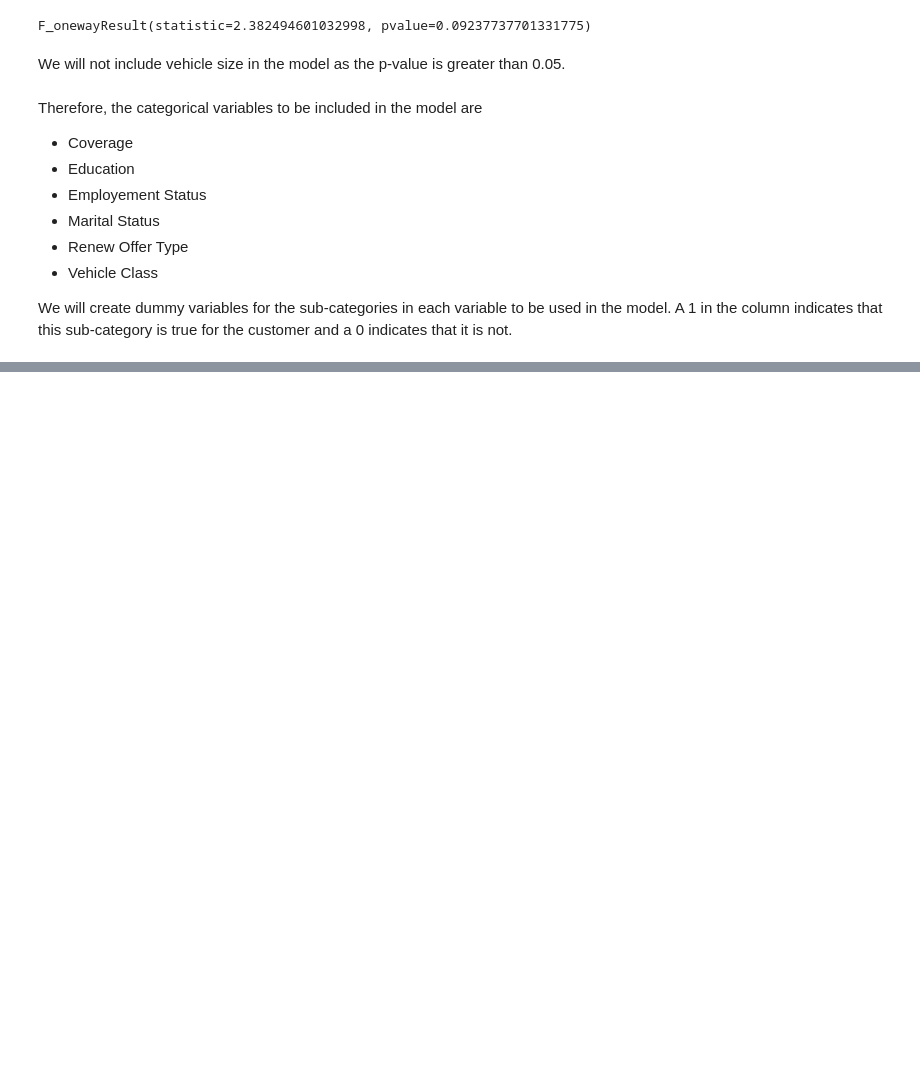
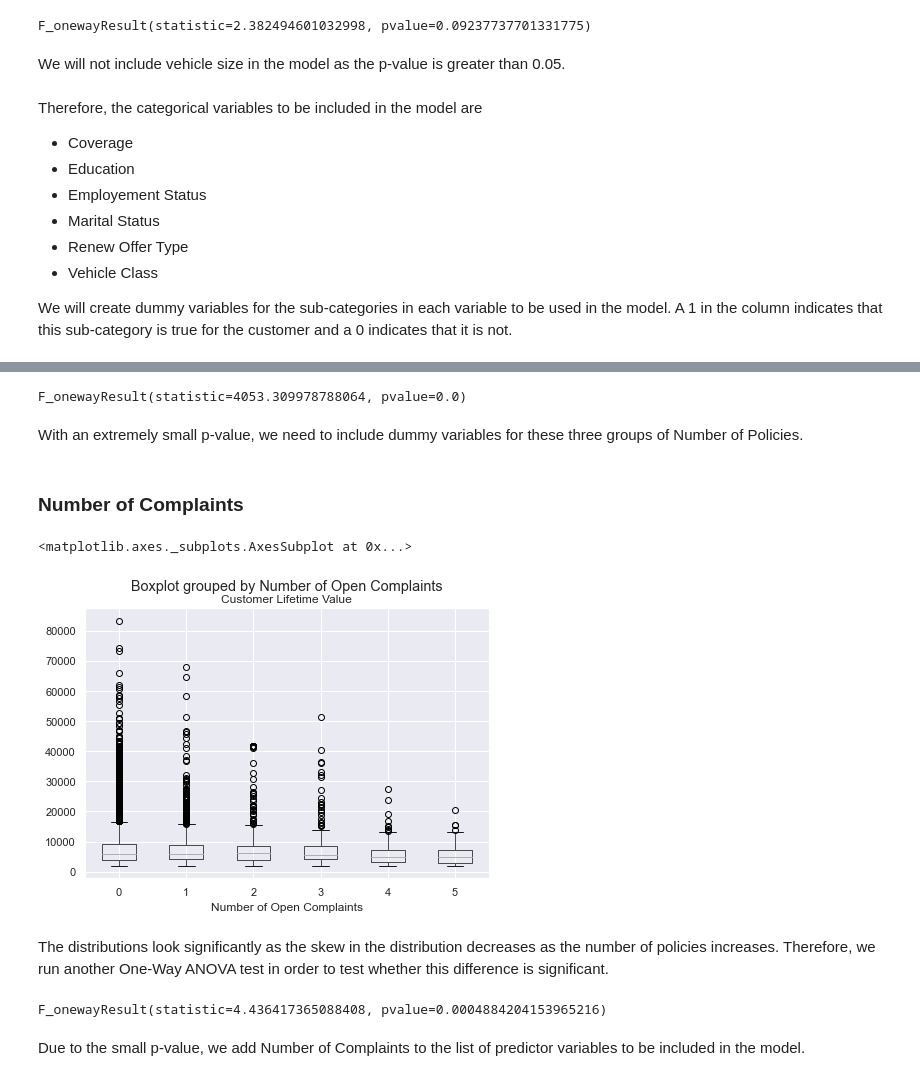
Before and after one commit to nmjoseph/clv-watson-analytics, a Jupyter notebook: Predict CLV - Watson Analytics.ipynb, the cells around one changed output, grey strips where cells are left out. Cells and saved outputs as stored; diff of their text form; code cells hidden in the pictures; blank space fills up the shorter version.

```diff
--- a/Predict CLV - Watson Analytics.ipynb
+++ b/Predict CLV - Watson Analytics.ipynb
@@ -276,0 +297,42 @@ df.head()
+# %%
+num_policies = df[['Customer Lifetime Value','Number of Policies']].groupby('Number of Policies')
+one_policy = num_policies['Customer Lifetime Value'].get_group(1)
+two_policy = num_policies['Customer Lifetime Value'].get_group(2)
+three_more_policy = pd.concat([num_policies['Customer Lifetime Value'].get_group(3),
+                               num_policies['Customer Lifetime Value'].get_group(4),
+                               num_policies['Customer Lifetime Value'].get_group(5),
+                               num_policies['Customer Lifetime Value'].get_group(6),
+                               num_policies['Customer Lifetime Value'].get_group(7),
+                               num_policies['Customer Lifetime Value'].get_group(8),
+                               num_policies['Customer Lifetime Value'].get_group(9)], axis = 0)
+stats.f_oneway(one_policy, two_policy, three_more_policy)
+# %% [output]
+F_onewayResult(statistic=4053.309978788064, pvalue=0.0)
+# %% [markdown]
+With an extremely small p-value, we need to include dummy variables for these three groups of Number of Policies.
+# %%
+df['One Policy'] = np.where(df['Number of Policies'] == 1, 1, 0)
+df['Two Policies'] = np.where(df['Number of Policies'] == 2, 1, 0)
+df['3 or More Policies'] = np.where(df['Number of Policies'] >= 3, 1, 0)
+# %% [markdown]
+### Number of Complaints
+# %%
+df.boxplot('Customer Lifetime Value', 'Number of Open Complaints')
+# %% [output]
+<matplotlib.axes._subplots.AxesSubplot at 0x...>
+[figure, added]
+# %% [markdown]
+The distributions look significantly as the skew in the distribution decreases as the number of policies increases. Therefore, we run another One-Way ANOVA test in order to test whether this difference is significant.
+# %%
+complaints = df[['Customer Lifetime Value','Number of Open Complaints']].groupby('Number of Open Complaints')
+zero = complaints['Customer Lifetime Value'].get_group(0)
+one = complaints['Customer Lifetime Value'].get_group(1)
+two = complaints['Customer Lifetime Value'].get_group(2)
+three = complaints['Customer Lifetime Value'].get_group(3)
+four = complaints['Customer Lifetime Value'].get_group(4)
+five = complaints['Customer Lifetime Value'].get_group(5)
+stats.f_oneway(zero,one,two,three,four,five)
+# %% [output]
+F_onewayResult(statistic=4.436417365088408, pvalue=0.0004884204153965216)
+# %% [markdown]
+Due to the small p-value, we add Number of Complaints to the list of predictor variables to be included in the model.
```
Also changed, not shown: parts of 49 cells of this notebook.
